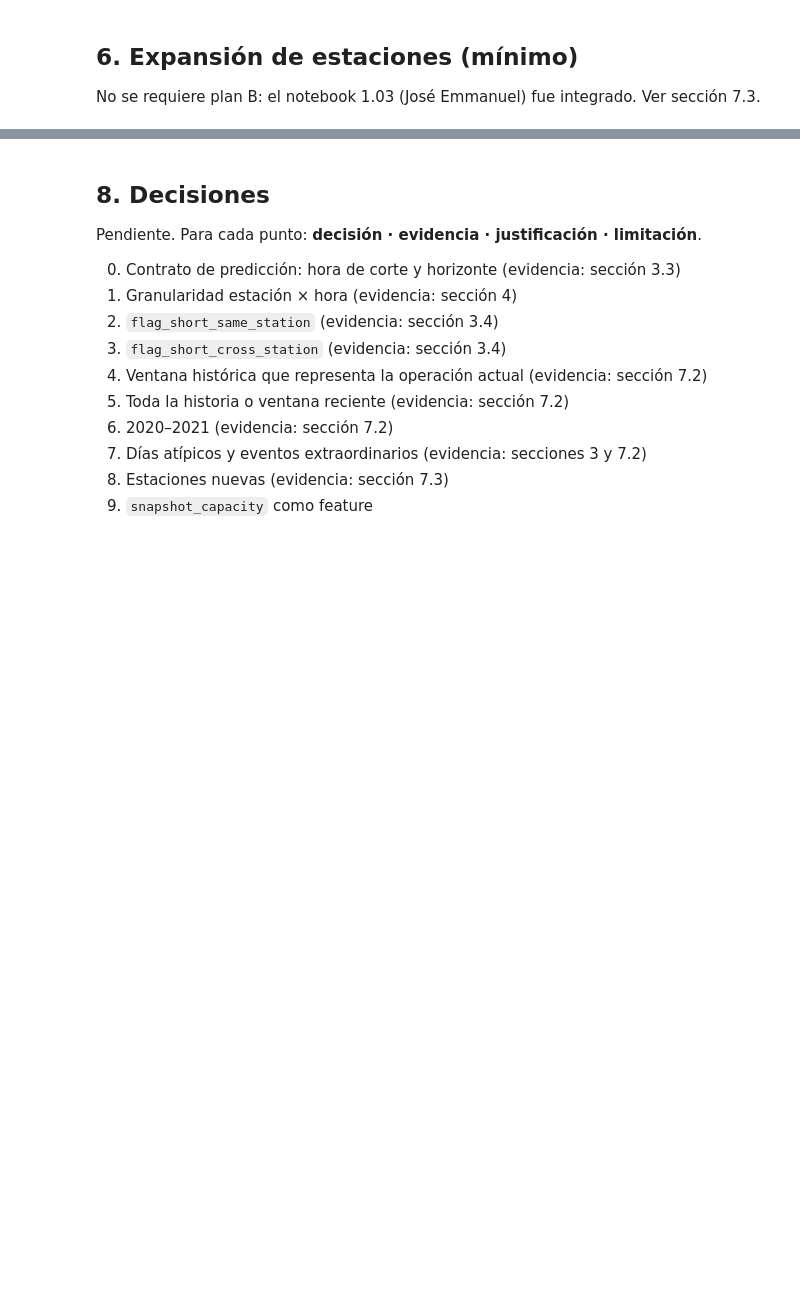
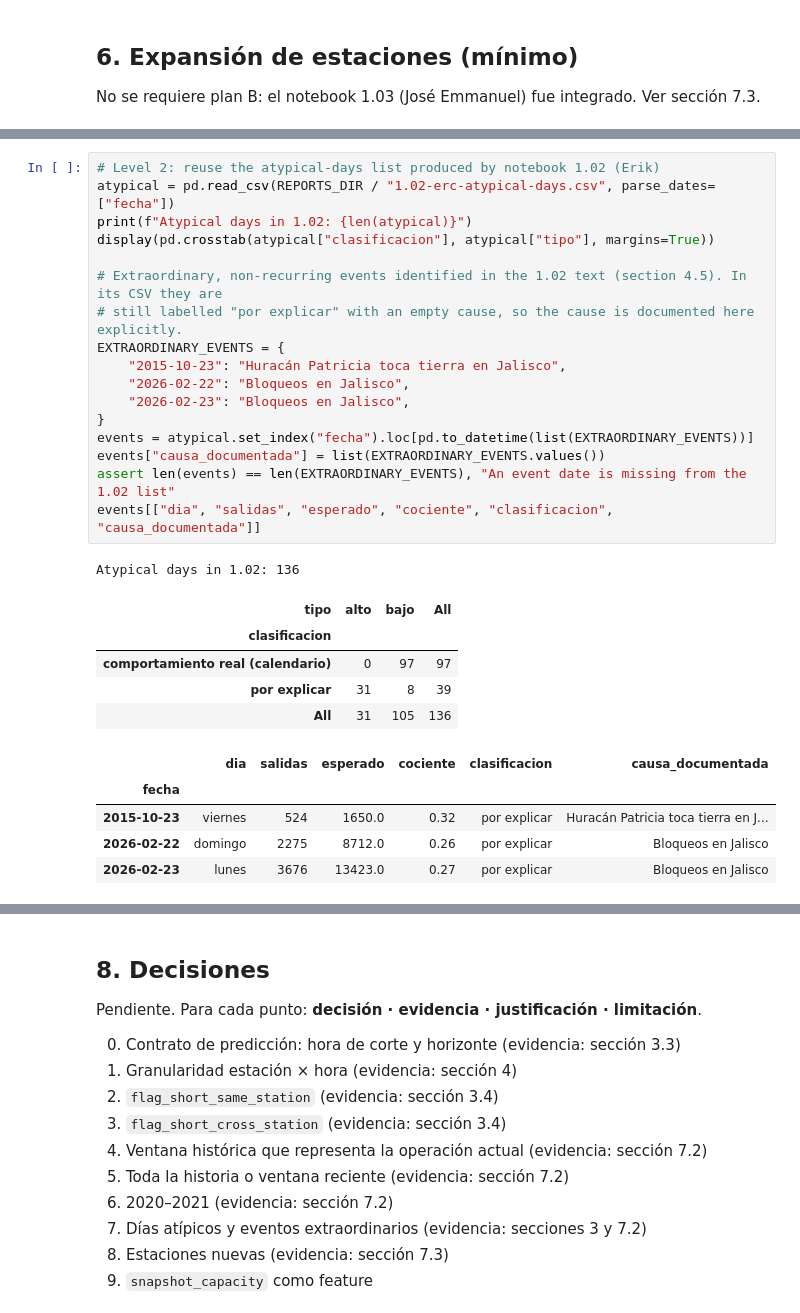
Before and after one commit to LeonardoSantosGrc/MiBici, a Jupyter notebook: notebooks/1.04-lsg-target-integration.ipynb, the cells around one changed output, grey strips where cells are left out. Saved outputs shown, nothing was run; the diff lists cells and outputs as text; blank space fills up the shorter version.

Commit message:
Integrate team notebooks with cell-level references, reused artifacts and cross-checks

```diff
--- a/notebooks/1.04-lsg-target-integration.ipynb
+++ b/notebooks/1.04-lsg-target-integration.ipynb
@@ -748,0 +851,29 @@ No recibido en la fecha límite. Ver sección 4 (plan B).
+# %%
+# Level 2: reuse the atypical-days list produced by notebook 1.02 (Erik)
+atypical = pd.read_csv(REPORTS_DIR / "1.02-erc-atypical-days.csv", parse_dates=["fecha"])
+print(f"Atypical days in 1.02: {len(atypical)}")
+display(pd.crosstab(atypical["clasificacion"], atypical["tipo"], margins=True))
+
+# Extraordinary, non-recurring events identified in the 1.02 text (section 4.5). In its CSV they are
+# still labelled "por explicar" with an empty cause, so the cause is documented here explicitly.
+EXTRAORDINARY_EVENTS = {
+    "2015-10-23": "Huracán Patricia toca tierra en Jalisco",
+    "2026-02-22": "Bloqueos en Jalisco",
+    "2026-02-23": "Bloqueos en Jalisco",
+}
+events = atypical.set_index("fecha").loc[pd.to_datetime(list(EXTRAORDINARY_EVENTS))]
+events["causa_documentada"] = list(EXTRAORDINARY_EVENTS.values())
+assert len(events) == len(EXTRAORDINARY_EVENTS), "An event date is missing from the 1.02 list"
+events[["dia", "salidas", "esperado", "cociente", "clasificacion", "causa_documentada"]]
+# %% [output]
+Atypical days in 1.02: 136
+| tipo | alto | bajo | All |
+| clasificacion |  |  |  |
+| comportamiento real (calendario) | 0 | 97 | 97 |
+| por explicar | 31 | 8 | 39 |
+| All | 31 | 105 | 136 |
+|  | dia | salidas | esperado | cociente | clasificacion | causa_documentada |
+| fecha |  |  |  |  |  |  |
+| 2015-10-23 | viernes | 524 | 1650.0 | 0.32 | por explicar | Huracán Patricia toca tierra en J... |
+| 2026-02-22 | domingo | 2275 | 8712.0 | 0.26 | por explicar | Bloqueos en Jalisco |
+| 2026-02-23 | lunes | 3676 | 13423.0 | 0.27 | por explicar | Bloqueos en Jalisco |
```
Also changed, not shown: parts of 17 cells of this notebook.
